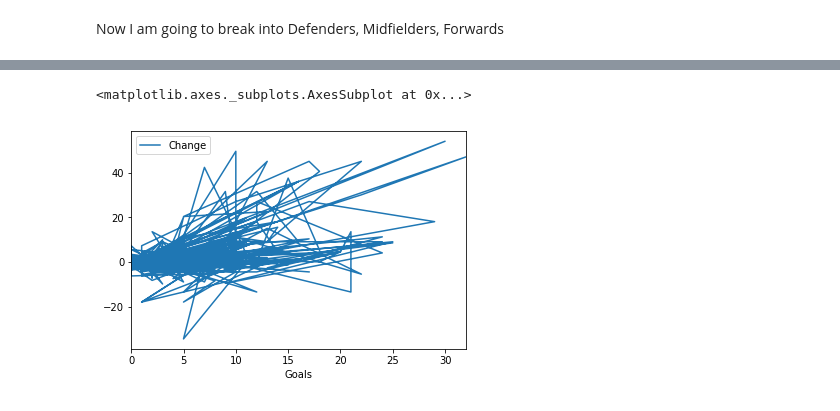
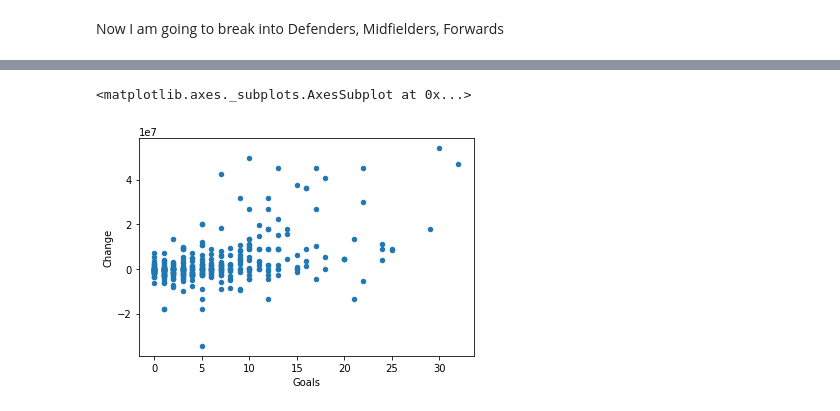
Before and after one commit to Femi-Ogunkola/EPL, a Jupyter notebook: EPL Data Analysis.ipynb, the cells around one changed output, grey strips where cells are left out. Cells and saved outputs as stored; diff of their text form; code cells hidden in the pictures.

```diff
--- a/EPL Data Analysis.ipynb
+++ b/EPL Data Analysis.ipynb
@@ -115,6 +116,12 @@ def change_in_price(df):
     return df_new
+# %%
+def drop_columns(df,columns):
+    df = df.drop(columns=columns,axis=1)
+    return df
+# %%
+fwd = drop_columns(Fwd,["Born ","Fouls","Last man ","ELG","OwnGoal","Clears","Tackles","ABW","ABL","Interceptions","Blocks",
+                        "Red","Yellow","Nation","Squad"])
 # %%
-a = change_in_price(Fwd)
+a = change_in_price(fwd)
 # %%
-df2 = Fwd.assign(Change = a)
-df2
+fwd = fwd.assign(Change = a)
@@ -140,5 +128,5 @@ df2
 # %%
-df2.plot(x='Goals', y='Change')
+fwd.plot.scatter(x='Goals', y='Change')
 # %% [output]
 <matplotlib.axes._subplots.AxesSubplot at 0x...>
-[figure, old version]
+[figure, new version]
```
Also changed, not shown: parts of 13 cells of this notebook.
